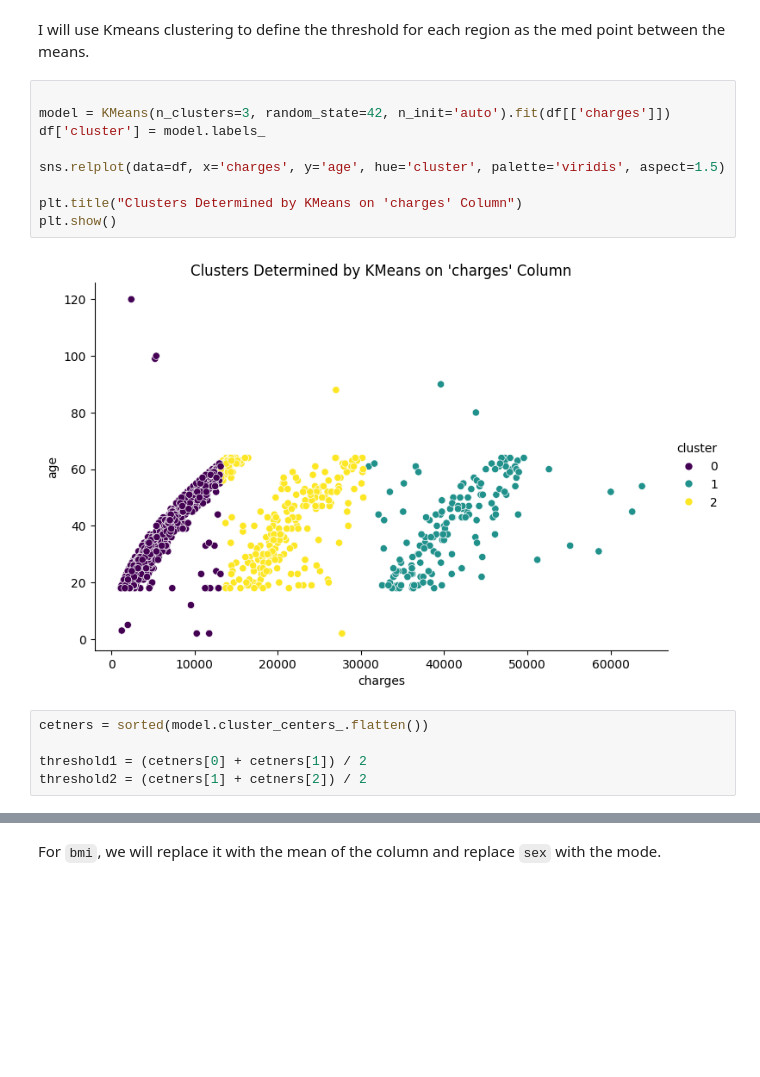
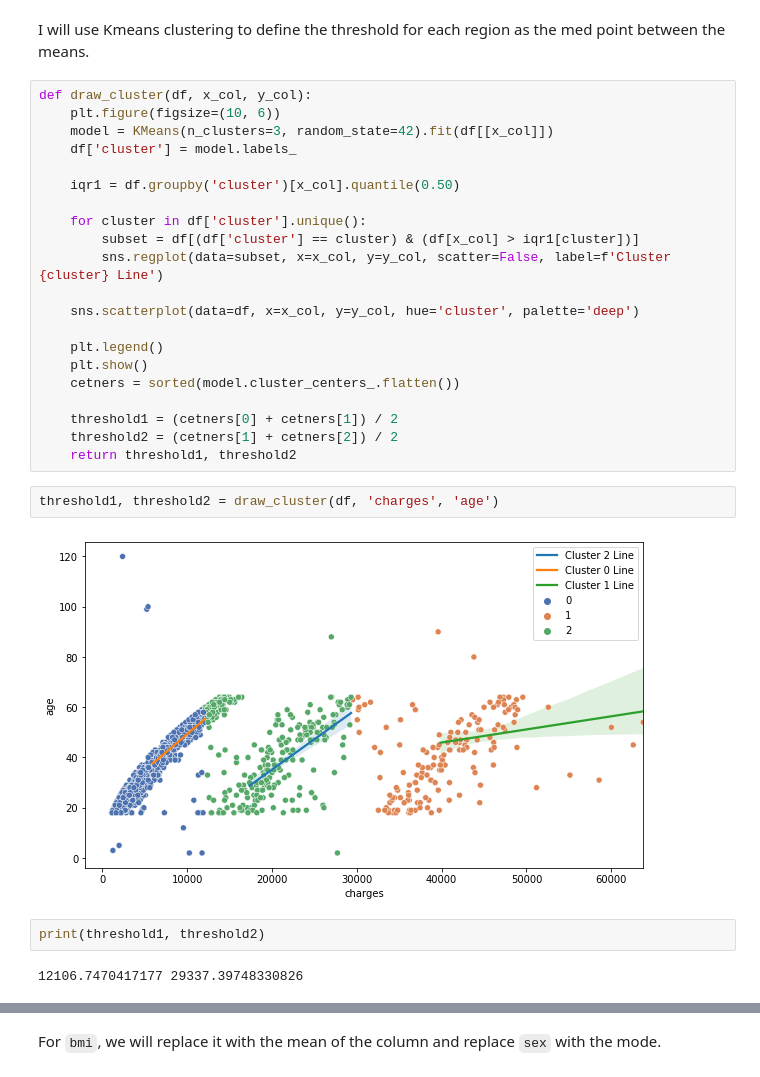
Before and after one commit to ahmad-m-abbas/Ai-Lab, a Jupyter notebook: Case Study 1/Case_Study_1_1190245.ipynb, the cells around one changed output, grey strips where cells are left out. Saved outputs shown, nothing was run; the diff lists cells and outputs as text; blank space fills up the shorter version.

```diff
--- a/Case Study 1/Case_Study_1_1190245.ipynb
+++ b/Case Study 1/Case_Study_1_1190245.ipynb
@@ -111,20 +128,33 @@ sns.relplot(data = df, x = 'charges', y = 'age')
 # %% [markdown]
 I will use Kmeans clustering to define the threshold for each region as the med point between the means.
 # %%
+def draw_cluster(df, x_col, y_col):
+    plt.figure(figsize=(10, 6))
+    model = KMeans(n_clusters=3, random_state=42).fit(df[[x_col]])
+    df['cluster'] = model.labels_
 
-model = KMeans(n_clusters=3, random_state=42, n_init='auto').fit(df[['charges']])
-df['cluster'] = model.labels_
+    iqr1 = df.groupby('cluster')[x_col].quantile(0.50)
 
-sns.relplot(data=df, x='charges', y='age', hue='cluster', palette='viridis', aspect=1.5)
+    for cluster in df['cluster'].unique():
+        subset = df[(df['cluster'] == cluster) & (df[x_col] > iqr1[cluster])]
+        sns.regplot(data=subset, x=x_col, y=y_col, scatter=False, label=f'Cluster {cluster} Line')
 
-plt.title("Clusters Determined by KMeans on 'charges' Column")
-plt.show()
+    sns.scatterplot(data=df, x=x_col, y=y_col, hue='cluster', palette='deep')
+
+    plt.legend()
+    plt.show()
+    cetners = sorted(model.cluster_centers_.flatten())
+
+    threshold1 = (cetners[0] + cetners[1]) / 2
+    threshold2 = (cetners[1] + cetners[2]) / 2
+    return threshold1, threshold2
-# %% [output]
-[figure, removed]
+# %%
+threshold1, threshold2 = draw_cluster(df, 'charges', 'age')
+# %% [output]
+[figure, added]
 # %%
-cetners = sorted(model.cluster_centers_.flatten())
-
-threshold1 = (cetners[0] + cetners[1]) / 2
-threshold2 = (cetners[1] + cetners[2]) / 2
+print(threshold1, threshold2)
+# %% [output]
+12106.7470417177 29337.39748330826
 # %%
 from sklearn.linear_model import LinearRegression
```
Also changed, not shown: parts of 38 cells of this notebook, 2 other files.
